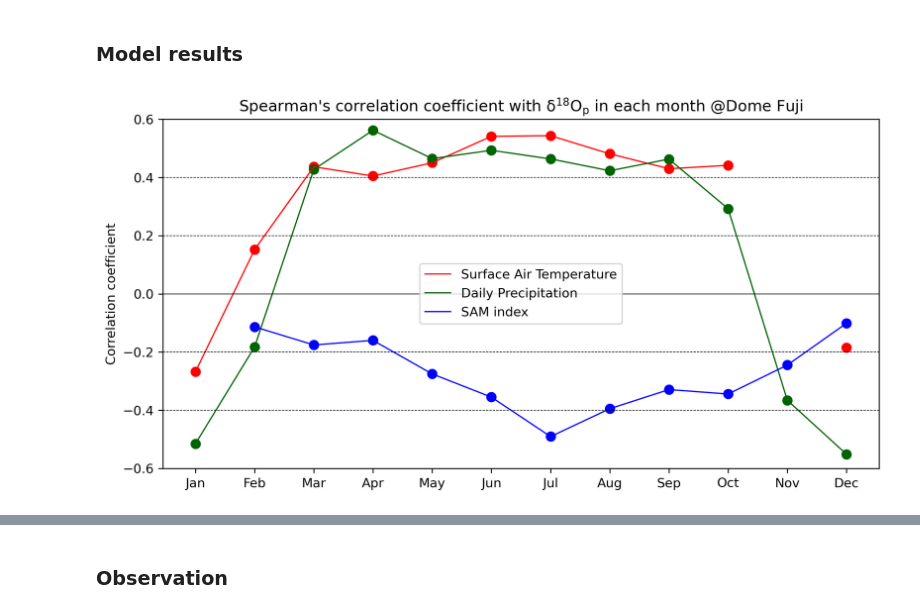
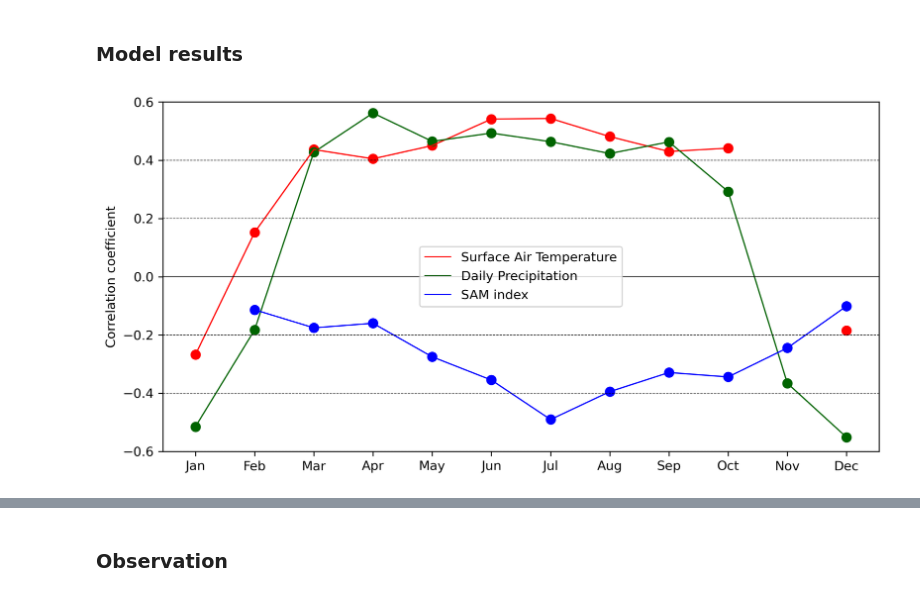
Before and after one commit to kanonundgigue/SAM_DomeFuji, a Jupyter notebook: correlation.ipynb, the cells around one changed output, grey strips where cells are left out. Saved outputs shown, nothing was run; the diff lists cells and outputs as text; code cells hidden in the pictures.

```diff
--- a/correlation.ipynb
+++ b/correlation.ipynb
@@ -346,28 +346,28 @@ def draw_d18O(df):
 # %%
 df_spearmanr = pd.DataFrame(
     data=[num,
           spearmanr(df_all[["Mon","d18O","temp"]],"temp","d18O").T["r"].values,
           spearmanr(df_all[["Mon","d18O","temp"]],"temp","d18O").T["p"].values,
           spearmanr(df_all[["Mon","d18O","prcp"]],"prcp","d18O").T["r"].values,
           spearmanr(df_all[["Mon","d18O","prcp"]],"prcp","d18O").T["p"].values,
           spearmanr(df_all[["Mon","d18O","sam" ]],"sam" ,"d18O").T["r"].values,
           spearmanr(df_all[["Mon","d18O","sam" ]],"sam" ,"d18O").T["p"].values
          ],
     index=["Number","corr_temp","p_temp", "corr_prcp", "p_prcp", "corr_sam", "p_sam"],
     columns=mons[""][:12]).T
 
 
 df_spearmanr["corr_temp"][df_spearmanr["p_temp"]>p_value] = np.nan
 df_spearmanr["corr_prcp"][df_spearmanr["p_prcp"]>p_value] = np.nan
 df_spearmanr["corr_sam" ][df_spearmanr["p_sam" ]>p_value] = np.nan
 
 fig = plt.figure(figsize=(10,5))
 ax = draw_d18O(df_spearmanr)
-plt.title("Spearman's correlation coefficient with $\mathsf{\delta^{18}O_p}$ in each month @Dome Fuji")
+#plt.title("Spearman's correlation coefficient with $\mathsf{\delta^{18}O_p}$ in each month @Dome Fuji")
 plt.show()
 fig.savefig("correlation_spearman.png")
 # %% [output]
-[figure, old version]
+[figure, new version]
 # %%
 df_spearmanr = pd.DataFrame(
     data=[map(str,map(int,num)),
```
Also changed, not shown: parts of 2 cells of this notebook, 4 other files.
